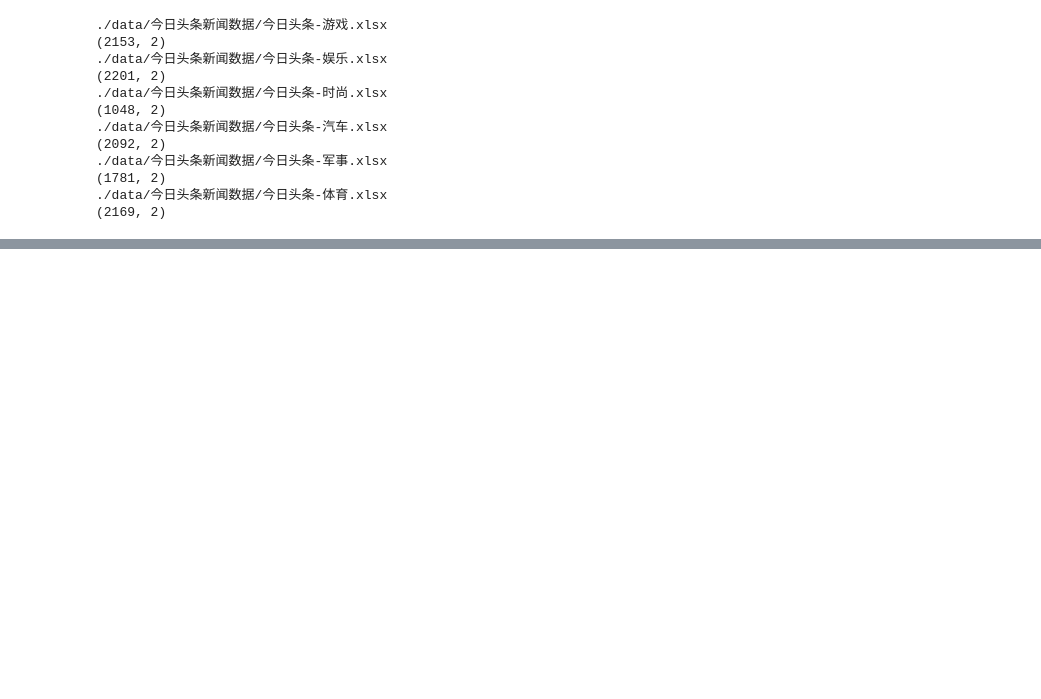
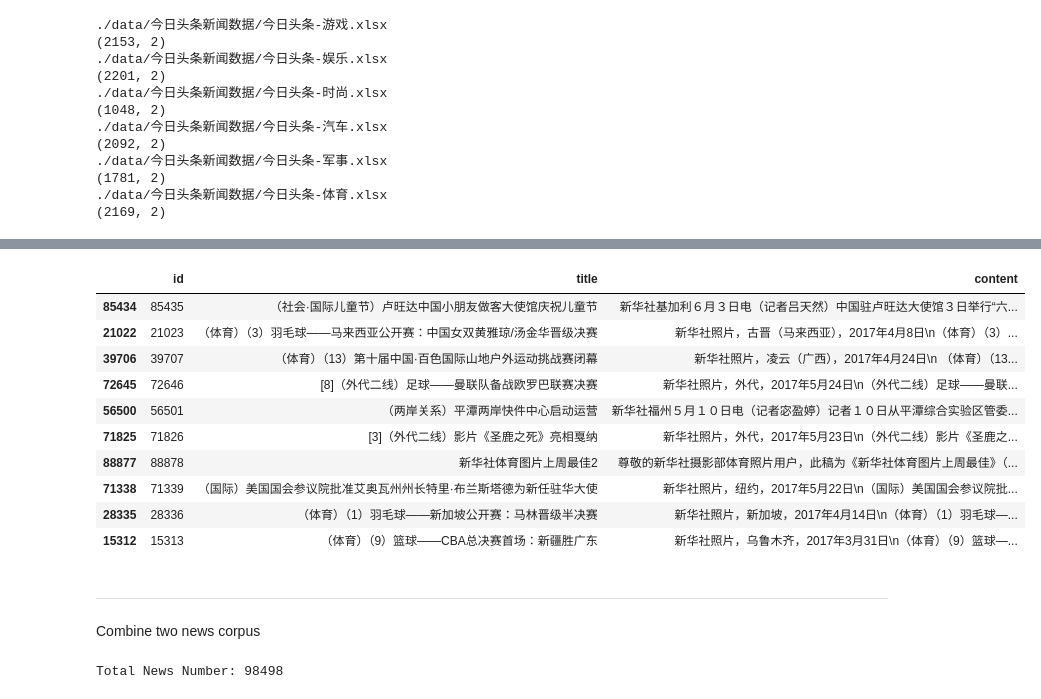
Before and after one commit to pchen12567/team_vec2world, a Jupyter notebook: project_01/corpus/Pre_Corpus_Sample.ipynb, the cells around one changed output, grey strips where cells are left out. Drawn from its saved outputs; the diff is of its cells as text; code cells hidden in the pictures; blank space fills up the shorter version.

```diff
--- a/project_01/corpus/Pre_Corpus_Sample.ipynb
+++ b/project_01/corpus/Pre_Corpus_Sample.ipynb
@@ -139,0 +161,11 @@ df_news.to_csv('./data/toutiao_news_corpus.csv', encoding='utf-8', index=False)
+# %%
+df_cn_news = pd.read_csv(cn_news_path, encoding = 'gb18030')
+# %%
+df_cn_news = df_cn_news[['title', 'content']]
+# %%
+df_cn_news = df_cn_news.reset_index()
+df_cn_news = df_cn_news.rename(columns={'index': 'id'})
+df_cn_news['id'] = df_cn_news['id'].apply(lambda x: x+1)
+# %%
+# Drop data which content is empty
+df_cn_news = df_cn_news.dropna(subset=['content'])
@@ -139,0 +188,14 @@ df_news.to_csv('./data/toutiao_news_corpus.csv', encoding='utf-8', index=False)
+# %%
+df_cn_news.sample(10)
+# %% [output]
+|  | id | title | content |
+| 85434 | 85435 | （社会·国际儿童节）卢旺达中国小朋友做客大使馆庆祝儿童节 | 新华社基加利６月３日电（记者吕天然）中国驻卢旺达大使馆３日举行“六... |
+| 21022 | 21023 | （体育）（3）羽毛球——马来西亚公开赛：中国女双黄雅琼/汤金华晋级决赛 | 新华社照片，古晋（马来西亚），2017年4月8日\n（体育）（3）... |
+| 39706 | 39707 | （体育）（13）第十届中国·百色国际山地户外运动挑战赛闭幕 | 新华社照片，凌云（广西），2017年4月24日\n （体育）（13... |
+| 72645 | 72646 | [8]（外代二线）足球——曼联队备战欧罗巴联赛决赛 | 新华社照片，外代，2017年5月24日\n（外代二线）足球——曼联... |
+| 56500 | 56501 | （两岸关系）平潭两岸快件中心启动运营 | 新华社福州５月１０日电（记者宓盈婷）记者１０日从平潭综合实验区管委... |
+| 71825 | 71826 | [3]（外代二线）影片《圣鹿之死》亮相戛纳 | 新华社照片，外代，2017年5月23日\n（外代二线）影片《圣鹿之... |
+| 88877 | 88878 | 新华社体育图片上周最佳2 | 尊敬的新华社摄影部体育照片用户，此稿为《新华社体育图片上周最佳》（... |
+| 71338 | 71339 | （国际）美国国会参议院批准艾奥瓦州州长特里·布兰斯塔德为新任驻华大使 | 新华社照片，纽约，2017年5月22日\n（国际）美国国会参议院批... |
+| 28335 | 28336 | （体育）（1）羽毛球——新加坡公开赛：马林晋级半决赛 | 新华社照片，新加坡，2017年4月14日\n（体育）（1）羽毛球—... |
+| 15312 | 15313 | （体育）（9）篮球——CBA总决赛首场：新疆胜广东 | 新华社照片，乌鲁木齐，2017年3月31日\n（体育）（9）篮球—... |
@@ -139,0 +204,4 @@ df_news.to_csv('./data/toutiao_news_corpus.csv', encoding='utf-8', index=False)
+# %% [markdown]
+----
+# %% [markdown]
+Combine two news corpus
@@ -139,0 +217,5 @@ df_news.to_csv('./data/toutiao_news_corpus.csv', encoding='utf-8', index=False)
+# %%
+# Check news number
+print('Total News Number: {}'.format(df_total_news.shape[0]))
+# %% [output]
+Total News Number: 98498
```
Also changed, not shown: parts of 26 cells of this notebook.
